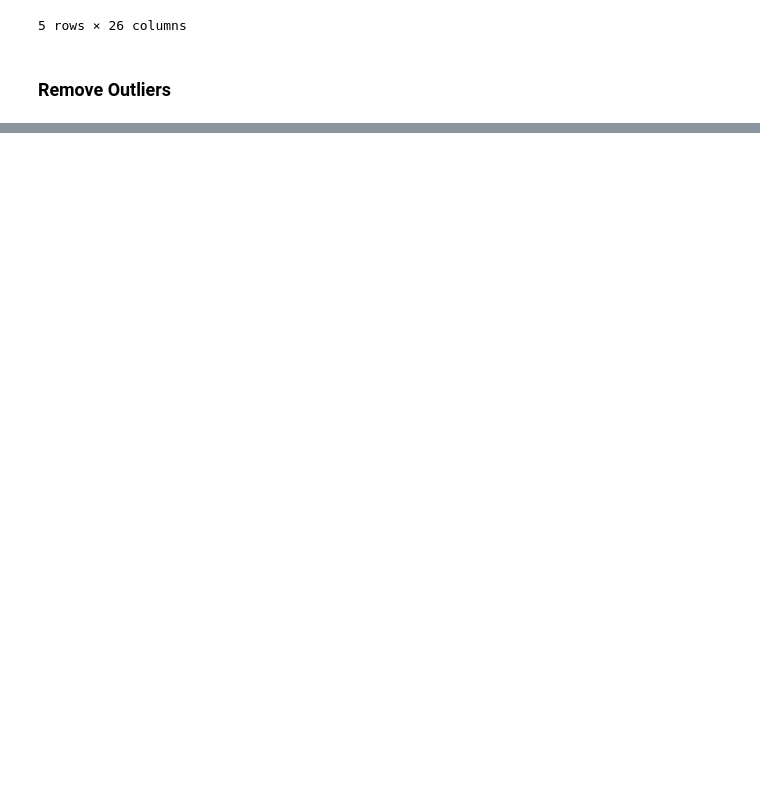
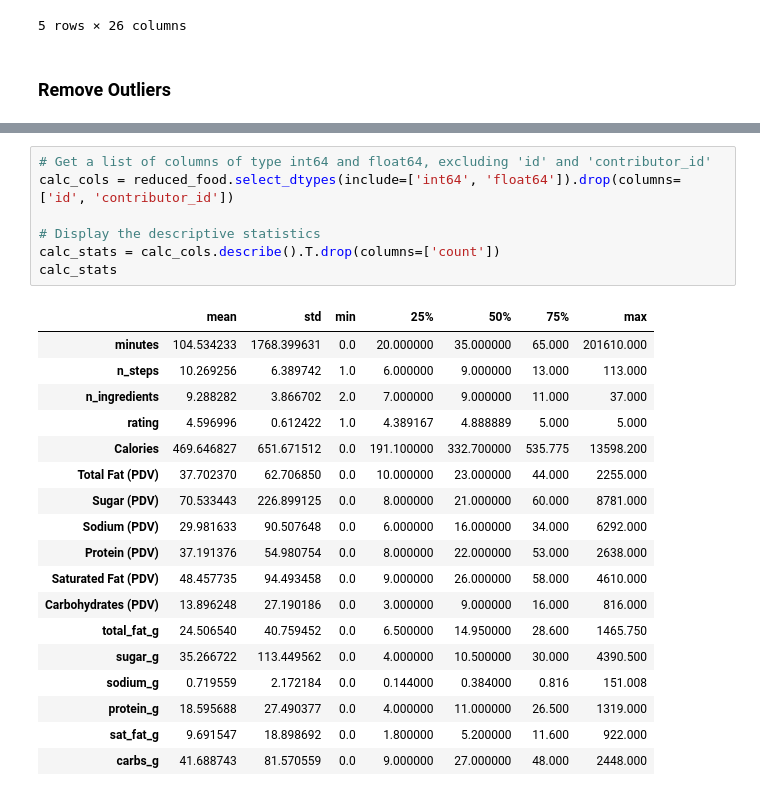
Before and after one commit to alyssahondrade/Project1, a Jupyter notebook: recipes_exploration.ipynb, the cells around one changed output, grey strips where cells are left out. Drawn from its saved outputs; the diff is of its cells as text; blank space fills up the shorter version.

Commit message:
calculated descriptive statistics for food.com dataset

```diff
--- a/recipes_exploration.ipynb
+++ b/recipes_exploration.ipynb
@@ -620,0 +642,26 @@ reduced_food: (15190, 26)
+# %%
+# Get a list of columns of type int64 and float64, excluding 'id' and 'contributor_id'
+calc_cols = reduced_food.select_dtypes(include=['int64', 'float64']).drop(columns=['id', 'contributor_id'])
+
+# Display the descriptive statistics
+calc_stats = calc_cols.describe().T.drop(columns=['count'])
+calc_stats
+# %% [output]
+|  | mean | std | min | 25% | 50% | 75% | max |
+| minutes | 104.534233 | 1768.399631 | 0.0 | 20.000000 | 35.000000 | 65.000 | 201610.000 |
+| n_steps | 10.269256 | 6.389742 | 1.0 | 6.000000 | 9.000000 | 13.000 | 113.000 |
+| n_ingredients | 9.288282 | 3.866702 | 2.0 | 7.000000 | 9.000000 | 11.000 | 37.000 |
+| rating | 4.596996 | 0.612422 | 1.0 | 4.389167 | 4.888889 | 5.000 | 5.000 |
+| Calories | 469.646827 | 651.671512 | 0.0 | 191.100000 | 332.700000 | 535.775 | 13598.200 |
+| Total Fat (PDV) | 37.702370 | 62.706850 | 0.0 | 10.000000 | 23.000000 | 44.000 | 2255.000 |
+| Sugar (PDV) | 70.533443 | 226.899125 | 0.0 | 8.000000 | 21.000000 | 60.000 | 8781.000 |
+| Sodium (PDV) | 29.981633 | 90.507648 | 0.0 | 6.000000 | 16.000000 | 34.000 | 6292.000 |
+| Protein (PDV) | 37.191376 | 54.980754 | 0.0 | 8.000000 | 22.000000 | 53.000 | 2638.000 |
+| Saturated Fat (PDV) | 48.457735 | 94.493458 | 0.0 | 9.000000 | 26.000000 | 58.000 | 4610.000 |
+| Carbohydrates (PDV) | 13.896248 | 27.190186 | 0.0 | 3.000000 | 9.000000 | 16.000 | 816.000 |
+| total_fat_g | 24.506540 | 40.759452 | 0.0 | 6.500000 | 14.950000 | 28.600 | 1465.750 |
+| sugar_g | 35.266722 | 113.449562 | 0.0 | 4.000000 | 10.500000 | 30.000 | 4390.500 |
+| sodium_g | 0.719559 | 2.172184 | 0.0 | 0.144000 | 0.384000 | 0.816 | 151.008 |
+| protein_g | 18.595688 | 27.490377 | 0.0 | 4.000000 | 11.000000 | 26.500 | 1319.000 |
+| sat_fat_g | 9.691547 | 18.898692 | 0.0 | 1.800000 | 5.200000 | 11.600 | 922.000 |
+| carbs_g | 41.688743 | 81.570559 | 0.0 | 9.000000 | 27.000000 | 48.000 | 2448.000 |
```
Also changed, not shown: parts of 3 cells of this notebook, 1 other file.
